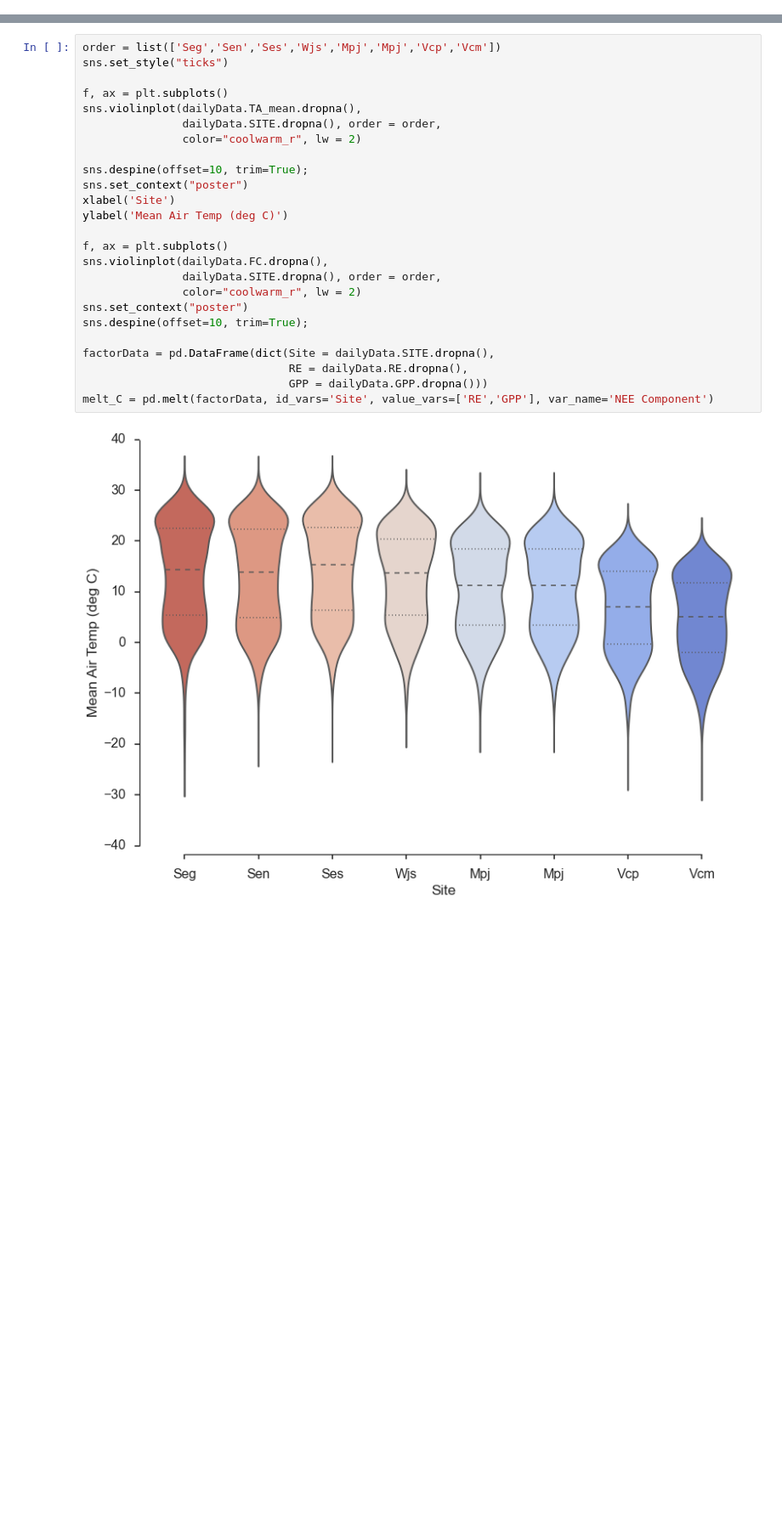
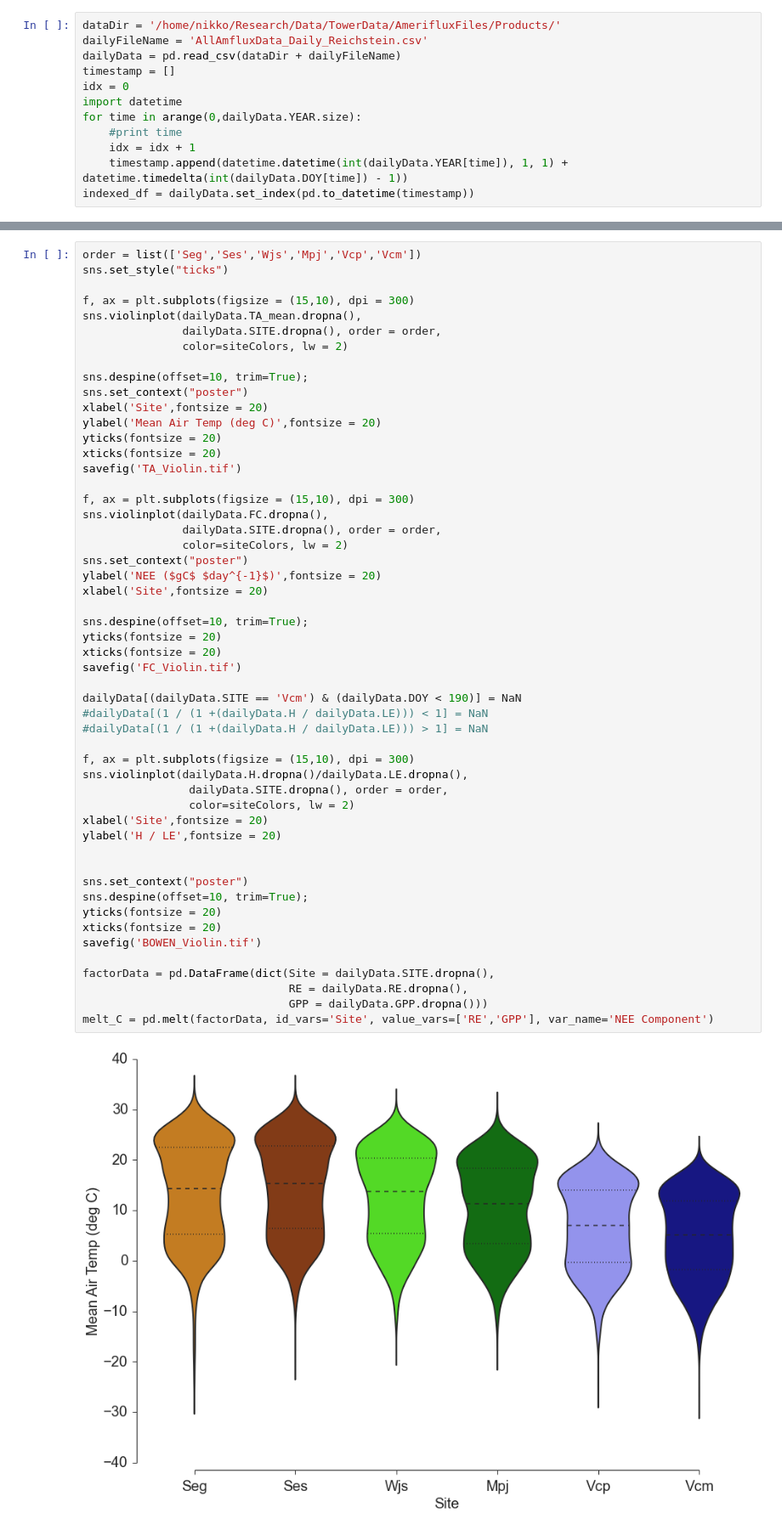
Before and after one commit to djkrofch/edulis, a Jupyter notebook: iPython_Notebooks/NMEG_Plots.ipynb, the cells around one changed output, grey strips where cells are left out. Shown at 85% size. Cells and saved outputs as stored; diff of their text form; blank space fills up the shorter version.

```diff
--- a/iPython_Notebooks/NMEG_Plots.ipynb
+++ b/iPython_Notebooks/NMEG_Plots.ipynb
@@ -9,3 +15,15 @@ dailyData = pd.read_csv(dataDir + dailyFileName)
+# %%
+dataDir = '/home/nikko/Research/Data/TowerData/AmerifluxFiles/Products/'
+dailyFileName = 'AllAmfluxData_Daily_Reichstein.csv'
+dailyData = pd.read_csv(dataDir + dailyFileName)
+timestamp = []
+idx = 0
+import datetime
+for time in arange(0,dailyData.YEAR.size):
+    #print time
+    idx = idx + 1
+    timestamp.append(datetime.datetime(int(dailyData.YEAR[time]), 1, 1) + datetime.timedelta(int(dailyData.DOY[time]) - 1))
+indexed_df = dailyData.set_index(pd.to_datetime(timestamp))
 # %%
 site = 'Mpj'
 pjdata = dailyData[dailyData.SITE == site]
@@ -32,27 +50,54 @@ for year in unique(pjdata.YEAR):
 # %%
-order = list(['Seg','Sen','Ses','Wjs','Mpj','Mpj','Vcp','Vcm'])
+order = list(['Seg','Ses','Wjs','Mpj','Vcp','Vcm'])
 sns.set_style("ticks")
 
-f, ax = plt.subplots()
+f, ax = plt.subplots(figsize = (15,10), dpi = 300)
 sns.violinplot(dailyData.TA_mean.dropna(),
                dailyData.SITE.dropna(), order = order,
-               color="coolwarm_r", lw = 2)
+               color=siteColors, lw = 2)
 
 sns.despine(offset=10, trim=True);
 sns.set_context("poster")
-xlabel('Site')
-ylabel('Mean Air Temp (deg C)')
+xlabel('Site',fontsize = 20)
+ylabel('Mean Air Temp (deg C)',fontsize = 20)
+yticks(fontsize = 20)
+xticks(fontsize = 20)
+savefig('TA_Violin.tif')
 
-f, ax = plt.subplots()
+f, ax = plt.subplots(figsize = (15,10), dpi = 300)
 sns.violinplot(dailyData.FC.dropna(),
                dailyData.SITE.dropna(), order = order,
-               color="coolwarm_r", lw = 2)
+               color=siteColors, lw = 2)
+sns.set_context("poster")
+ylabel('NEE ($gC$ $day^{-1}$)',fontsize = 20)
+xlabel('Site',fontsize = 20)
+
+sns.despine(offset=10, trim=True);
+yticks(fontsize = 20)
+xticks(fontsize = 20)
+savefig('FC_Violin.tif')
+
+dailyData[(dailyData.SITE == 'Vcm') & (dailyData.DOY < 190)] = NaN
+#dailyData[(1 / (1 +(dailyData.H / dailyData.LE))) < 1] = NaN
+#dailyData[(1 / (1 +(dailyData.H / dailyData.LE))) > 1] = NaN
+
+f, ax = plt.subplots(figsize = (15,10), dpi = 300)
+sns.violinplot(dailyData.H.dropna()/dailyData.LE.dropna(),
+                dailyData.SITE.dropna(), order = order,
+                color=siteColors, lw = 2)
+xlabel('Site',fontsize = 20)
+ylabel('H / LE',fontsize = 20)
+
+
 sns.set_context("poster")
 sns.despine(offset=10, trim=True);
+yticks(fontsize = 20)
+xticks(fontsize = 20)
+savefig('BOWEN_Violin.tif')
 
 factorData = pd.DataFrame(dict(Site = dailyData.SITE.dropna(),
                                RE = dailyData.RE.dropna(),
                                GPP = dailyData.GPP.dropna()))
 melt_C = pd.melt(factorData, id_vars='Site', value_vars=['RE','GPP'], var_name='NEE Component')
 # %% [output]
-[figure, old version]
+[figure, new version]
```
Also changed, not shown: parts of 10 cells of this notebook, 14 other files.
